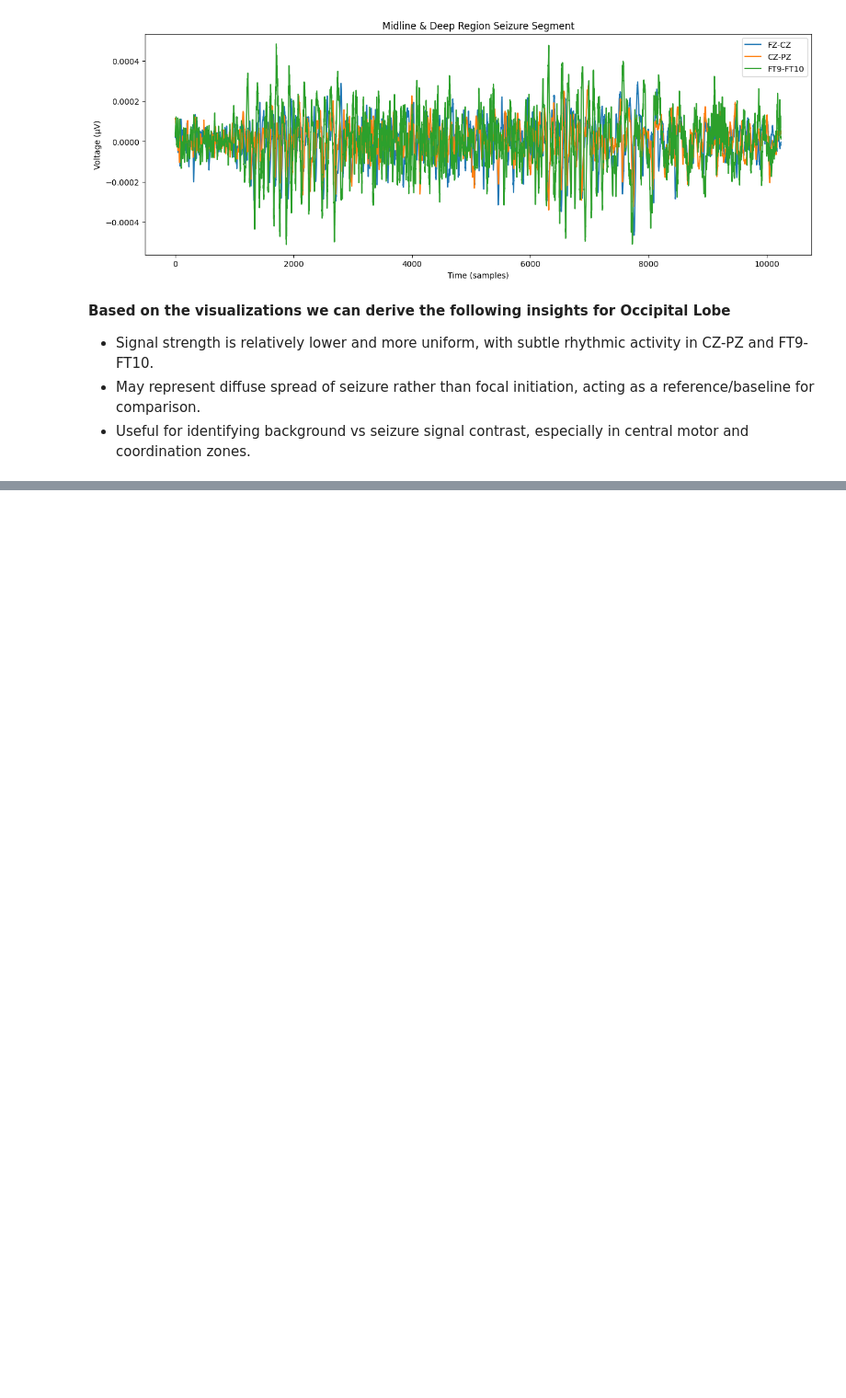
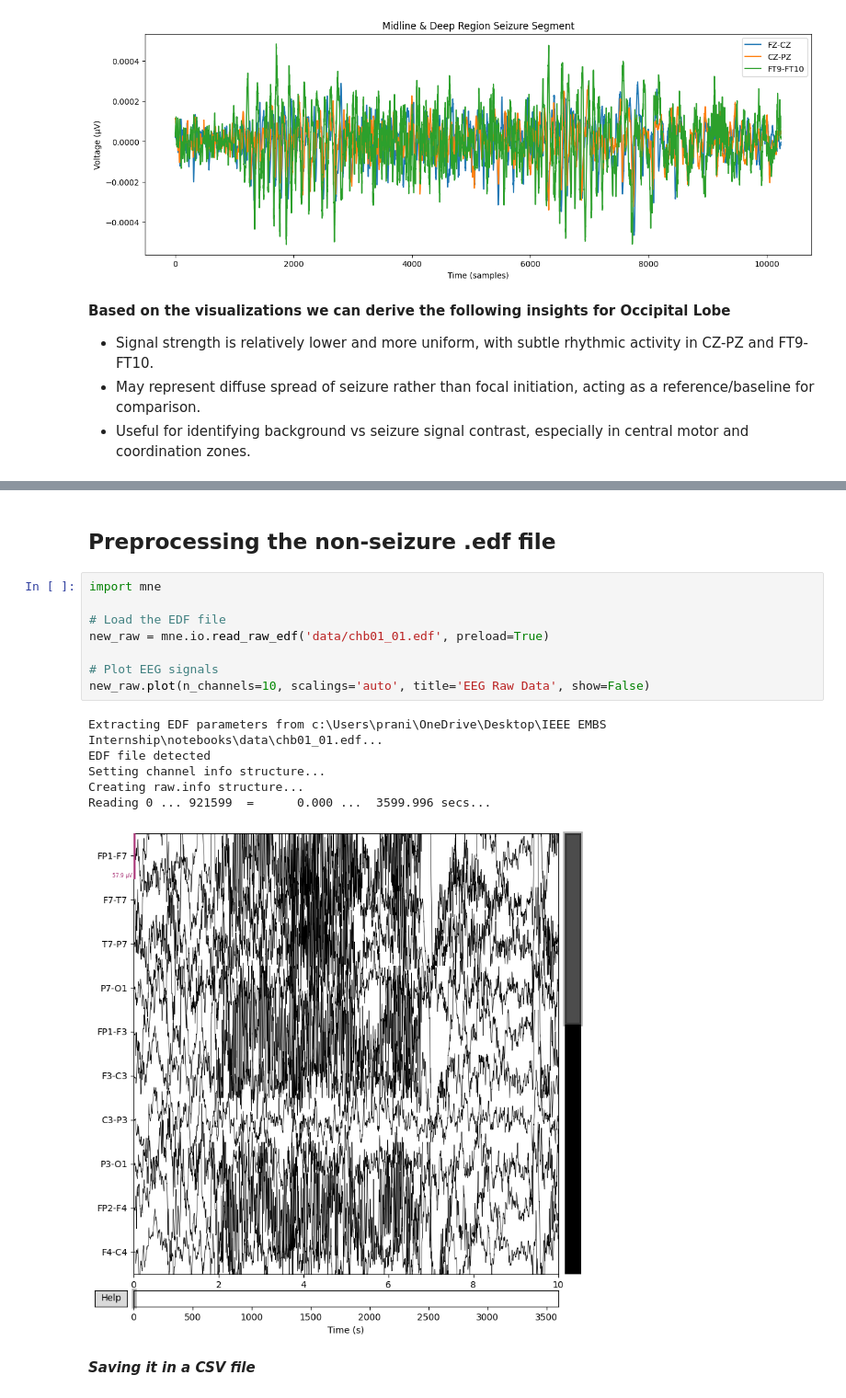
Before and after one commit to PRANIT0605/EEG_Epilepsy_Prediction, a Jupyter notebook: notebooks/patient_data.ipynb, the cells around one changed output, grey strips where cells are left out. Shown at 92% size. Drawn from its saved outputs; the diff is of its cells as text; blank space fills up the shorter version.

```diff
--- a/notebooks/patient_data.ipynb
+++ b/notebooks/patient_data.ipynb
@@ -251,0 +298,19 @@ plt.show()
+# %% [markdown]
+## Preprocessing the non-seizure .edf file
+# %%
+import mne
+
+# Load the EDF file
+new_raw = mne.io.read_raw_edf('data/chb01_01.edf', preload=True)
+
+# Plot EEG signals
+new_raw.plot(n_channels=10, scalings='auto', title='EEG Raw Data', show=False)
+# %% [output]
+Extracting EDF parameters from c:\Users\prani\OneDrive\Desktop\IEEE EMBS Internship\notebooks\data\chb01_01.edf...
+EDF file detected
+Setting channel info structure...
+Creating raw.info structure...
+Reading 0 ... 921599  =      0.000 ...  3599.996 secs...
+[figure, added]
+# %% [markdown]
+***Saving it in a CSV file***
```
Also changed, not shown: parts of 12 cells of this notebook, 16 other files.
